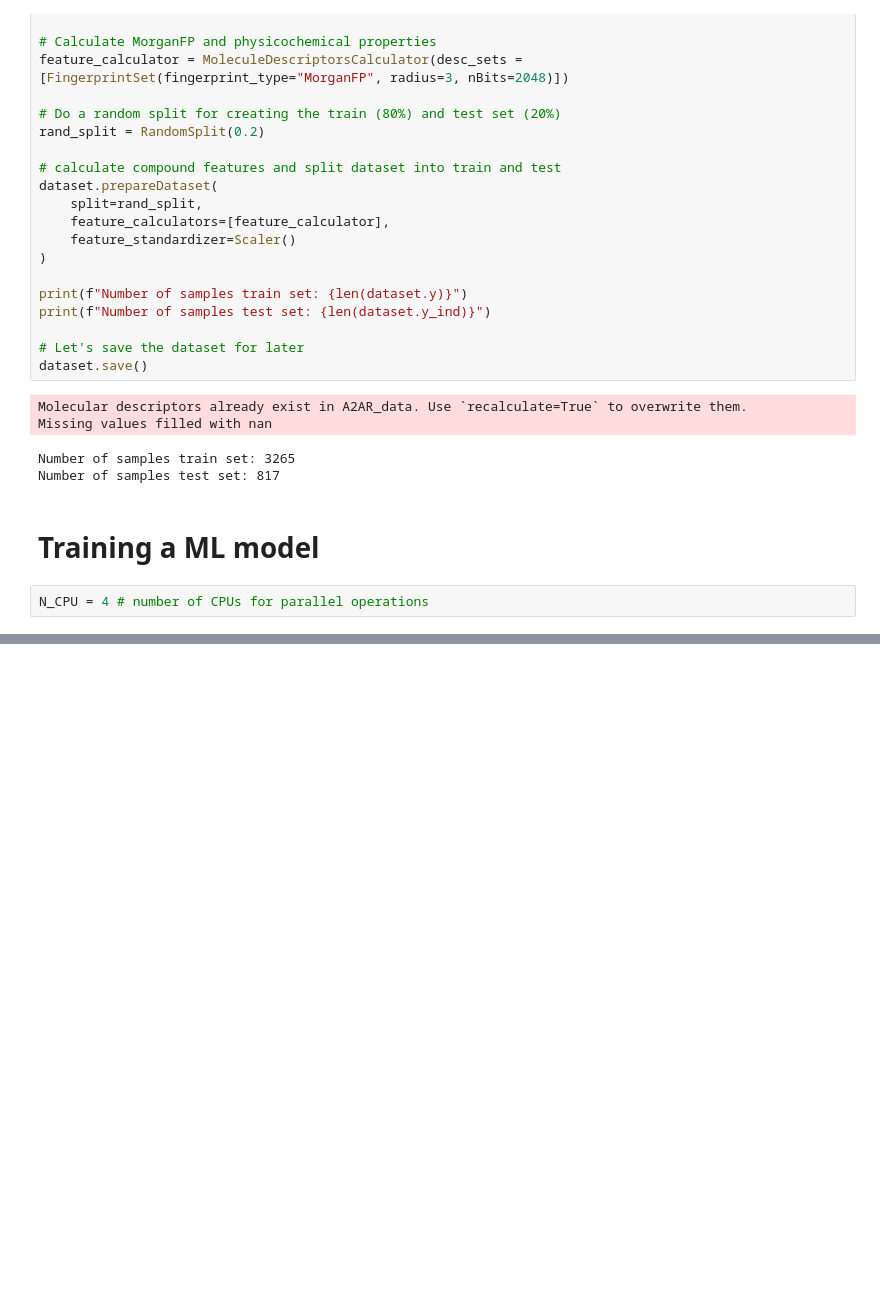
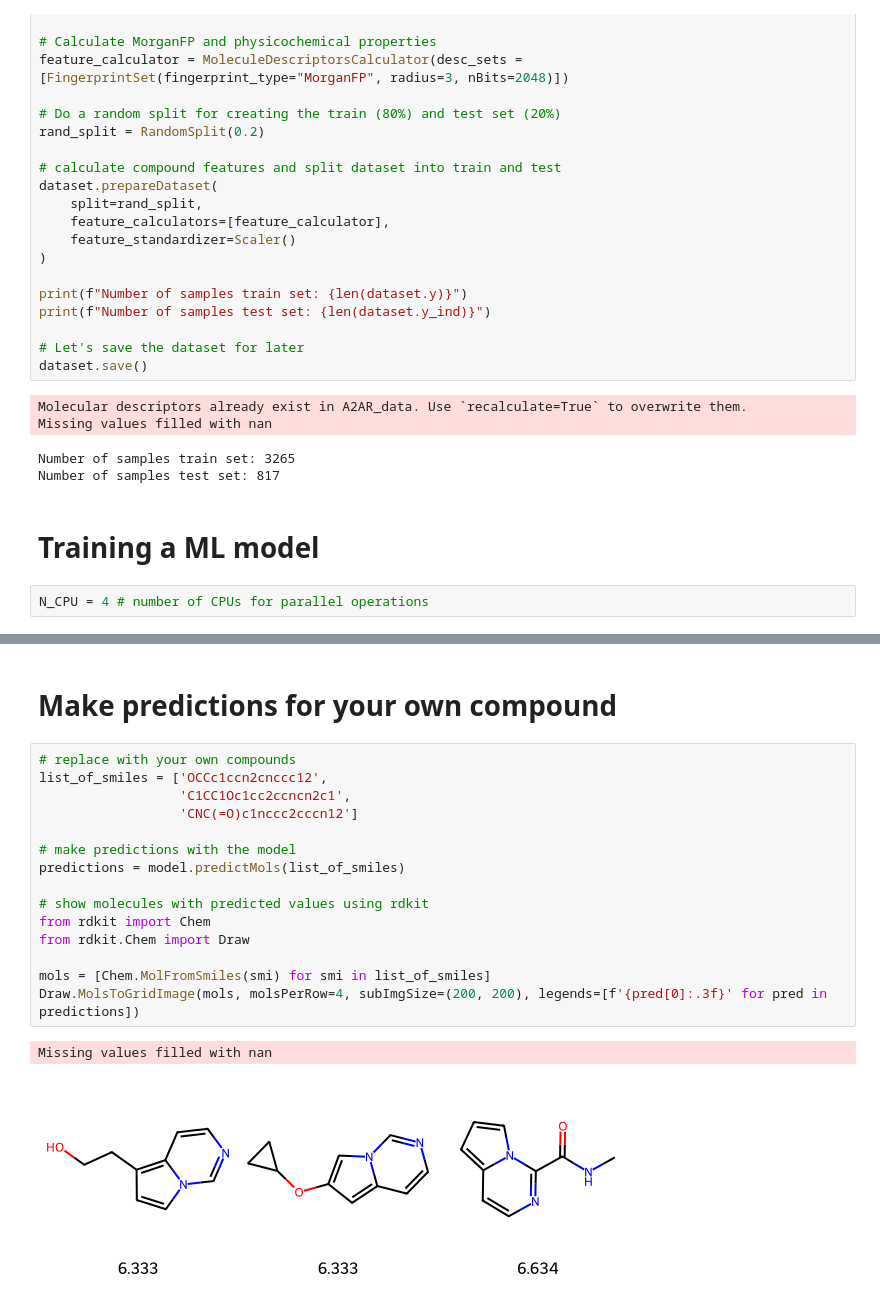
Before and after one commit to CDDLeiden/ULLA2023_Workshop-Leiden, a Jupyter notebook: QSAR_modelling.ipynb, the cells around one changed output, grey strips where cells are left out. Drawn from its saved outputs; the diff is of its cells as text; blank space fills up the shorter version.

```diff
--- a/QSAR_modelling.ipynb
+++ b/QSAR_modelling.ipynb
@@ -165,0 +159,20 @@ figs, summary = plot.make(save=True, show=True, property_name="pchembl_value_Med
+# %% [markdown]
+# Make predictions for your own compound
+# %%
+# replace with your own compounds
+list_of_smiles = ['OCCc1ccn2cnccc12',
+                  'C1CC1Oc1cc2ccncn2c1',
+                  'CNC(=O)c1nccc2cccn12']
+
+# make predictions with the model
+predictions = model.predictMols(list_of_smiles)
+
+# show molecules with predicted values using rdkit
+from rdkit import Chem
+from rdkit.Chem import Draw
+
+mols = [Chem.MolFromSmiles(smi) for smi in list_of_smiles]
+Draw.MolsToGridImage(mols, molsPerRow=4, subImgSize=(200, 200), legends=[f'{pred[0]:.3f}' for pred in predictions])
+# %% [output]
+Missing values filled with nan
+[figure, added]
```
Also changed, not shown: parts of 8 cells of this notebook.
